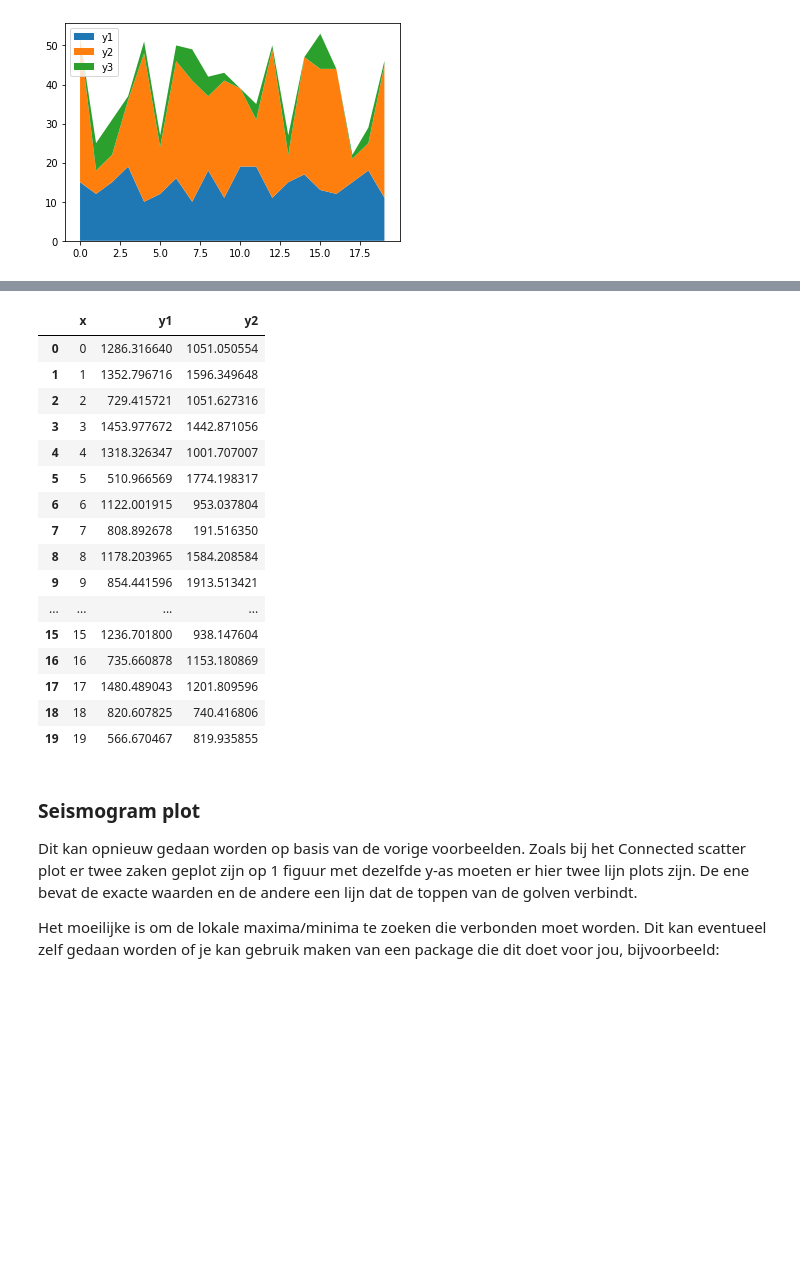
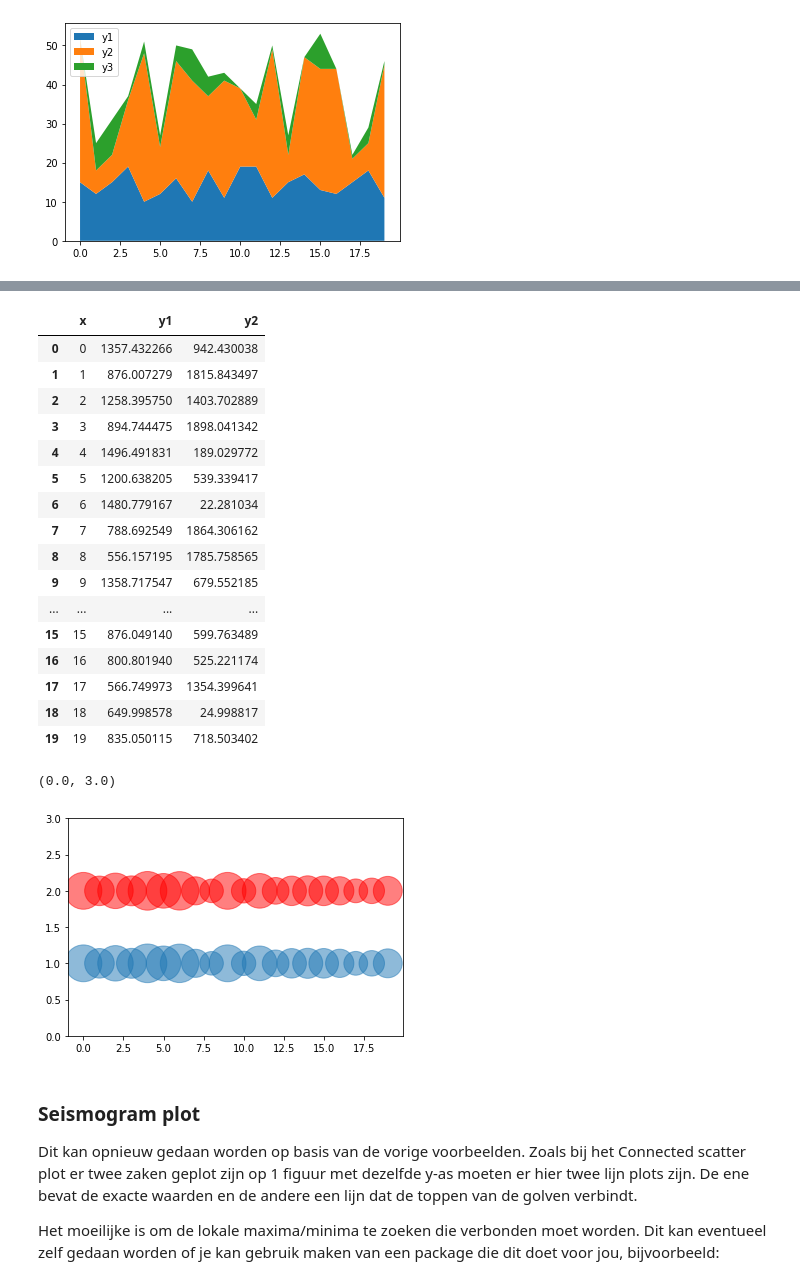
Before and after one commit to OdiseeDataScience2324/Leerstof, a Jupyter notebook: Week 5/DataVisualisation.ipynb, the cells around one changed output, grey strips where cells are left out. Drawn from its saved outputs; the diff is of its cells as text; code cells hidden in the pictures; blank space fills up the shorter version.

```diff
--- a/Week 5/DataVisualisation.ipynb
+++ b/Week 5/DataVisualisation.ipynb
@@ -297,24 +313,33 @@ Probeer dit zelf eens uit met onderstaande data om deze figuur zo goed mogelijk
 ![plot 9](plot9.png)
 # %%
 df = pd.DataFrame({"x": np.arange(0, 20)})
+df["y1"] = np.random.random(size=20) * 1000 +500
+df["y2"] = np.random.random(size=20) * 2000 +0
+display(df)
+
+plt.scatter("x", y=[1] * len(df.y1), s = "y1", alpha=0.5, data=df)
+plt.scatter("x", y=[2] * len(df.y1), s = "y1", alpha=0.5, data=df, color="red")
+plt.gca().set_ylim(0,3)
 # %% [output]
 |  | x | y1 | y2 |
-| 0 | 0 | 1286.316640 | 1051.050554 |
-| 1 | 1 | 1352.796716 | 1596.349648 |
-| 2 | 2 | 729.415721 | 1051.627316 |
-| 3 | 3 | 1453.977672 | 1442.871056 |
-| 4 | 4 | 1318.326347 | 1001.707007 |
-| 5 | 5 | 510.966569 | 1774.198317 |
-| 6 | 6 | 1122.001915 | 953.037804 |
-| 7 | 7 | 808.892678 | 191.516350 |
-| 8 | 8 | 1178.203965 | 1584.208584 |
-| 9 | 9 | 854.441596 | 1913.513421 |
+| 0 | 0 | 1357.432266 | 942.430038 |
+| 1 | 1 | 876.007279 | 1815.843497 |
+| 2 | 2 | 1258.395750 | 1403.702889 |
+| 3 | 3 | 894.744475 | 1898.041342 |
+| 4 | 4 | 1496.491831 | 189.029772 |
+| 5 | 5 | 1200.638205 | 539.339417 |
+| 6 | 6 | 1480.779167 | 22.281034 |
+| 7 | 7 | 788.692549 | 1864.306162 |
+| 8 | 8 | 556.157195 | 1785.758565 |
+| 9 | 9 | 1358.717547 | 679.552185 |
 | ... | ... | ... | ... |
-| 15 | 15 | 1236.701800 | 938.147604 |
-| 16 | 16 | 735.660878 | 1153.180869 |
-| 17 | 17 | 1480.489043 | 1201.809596 |
-| 18 | 18 | 820.607825 | 740.416806 |
-| 19 | 19 | 566.670467 | 819.935855 |
+| 15 | 15 | 876.049140 | 599.763489 |
+| 16 | 16 | 800.801940 | 525.221174 |
+| 17 | 17 | 566.749973 | 1354.399641 |
+| 18 | 18 | 649.998578 | 24.998817 |
+| 19 | 19 | 835.050115 | 718.503402 |
+(0.0, 3.0)
+[figure, added]
 # %% [markdown]
 ### Seismogram plot
 
```
Also changed, not shown: parts of 2 cells of this notebook.
